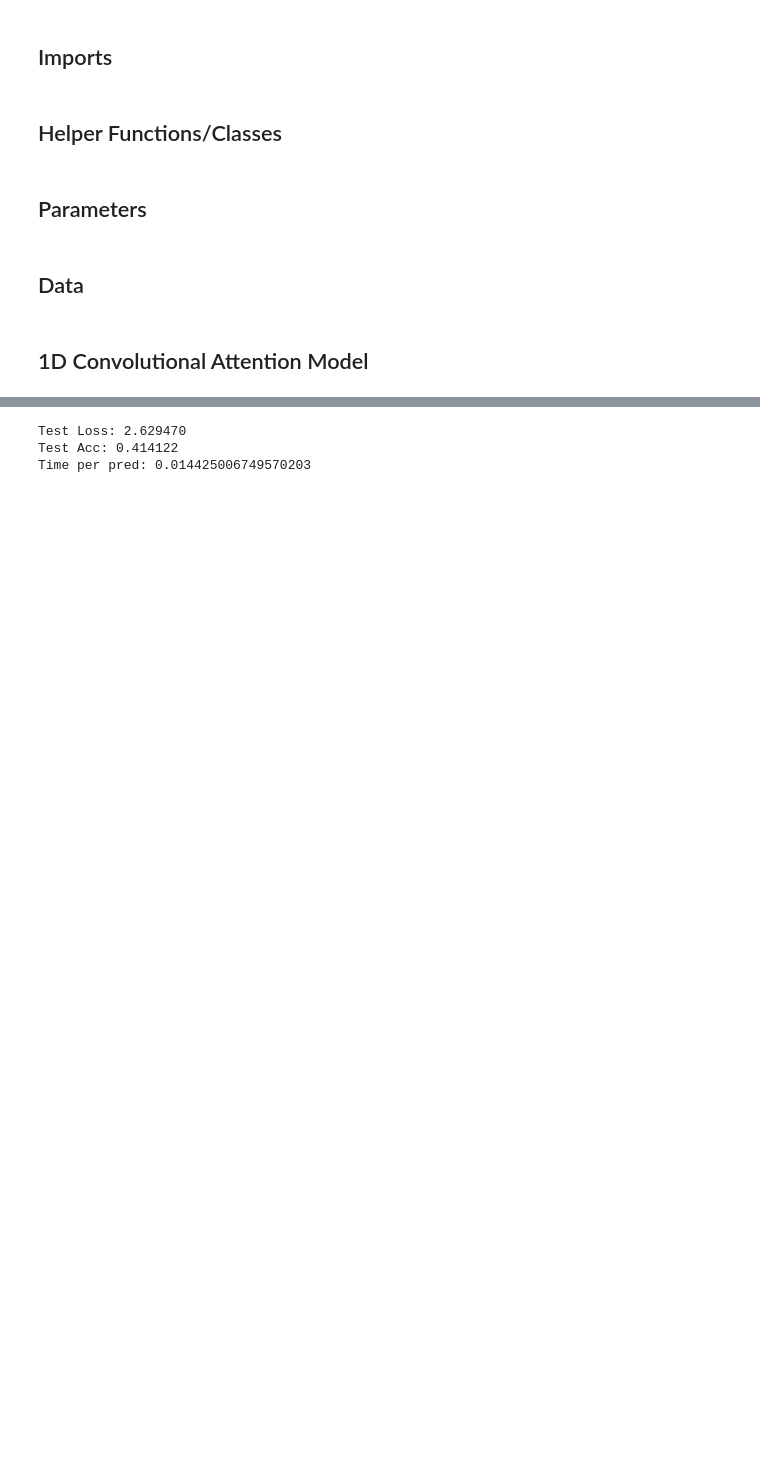
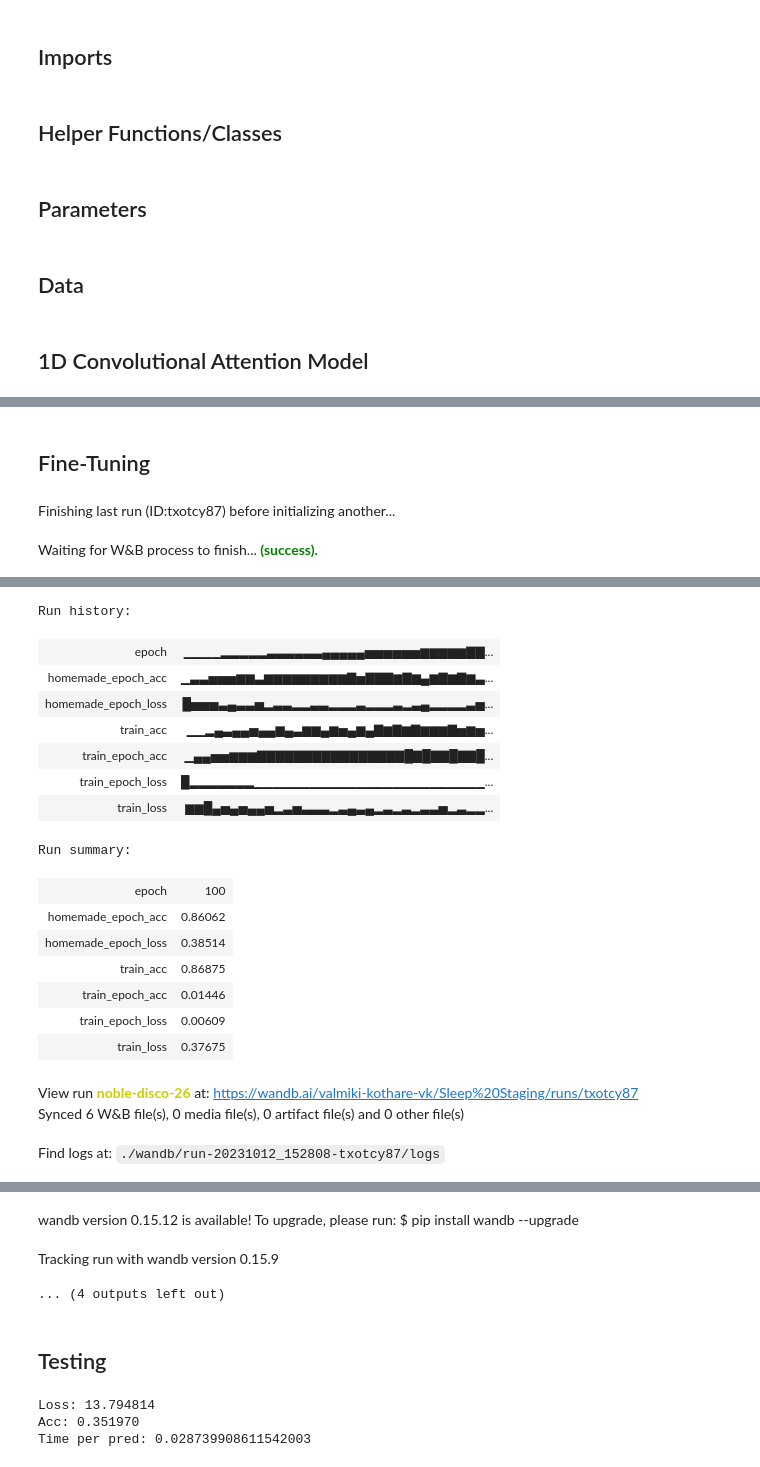
Before and after one commit to valmikikothare/sleep_stage, a Jupyter notebook: sleep_stage.ipynb, the cells around one changed output, grey strips where cells are left out. Drawn from its saved outputs; the diff is of its cells as text; code cells hidden in the pictures; blank space fills up the shorter version.

```diff
--- a/sleep_stage.ipynb
+++ b/sleep_stage.ipynb
@@ -977,0 +860,2 @@ for epoch in range(params.num_epochs):
+# %% [markdown]
+## Fine-Tuning
@@ -977,0 +870,9 @@ for epoch in range(params.num_epochs):
+# %%
+if params.log_wandb:
+    wandb.init(
+        project="Sleep Staging",
+        config=params,
+    )
+# %% [output]
+Finishing last run (ID:txotcy87) before initializing another...
+Waiting for W&B process to finish... (success).
@@ -977,0 +880,19 @@ for epoch in range(params.num_epochs):
+Run history:
+| epoch | ▁▁▁▁▂▂▂▂▂▃▃▃▃▃▃▄▄▄▄▄▅▅▅▅▅▅▆▆▆▆▆▇▇... |
+| homemade_epoch_acc | ▁▃▃▅▅▅▆▆▃▆▆▆▆▆▆▆▆▆▇▅▇▇▇▆▇▆▄▆▇▆▇▆▃... |
+| homemade_epoch_loss | █▅▅▅▃▄▃▃▅▂▃▃▂▂▃▃▂▂▂▃▂▂▂▃▂▃▄▂▂▂▂▃▅... |
+| train_acc | ▁▁▂▄▃▄▄▅▄▄▆▄▃▆▆▄▆▅▄▆▄▇▆▇▆▇▆▆▆▇▅▆▅... |
+| train_epoch_acc | ▁▄▄▅▅▆▆▆▇▇▇▇▇▇▇▇▇▇▇▇▇▇▇▇█▇█▇▇█▇▇█... |
+| train_epoch_loss | █▂▂▂▂▂▂▂▁▁▁▁▁▁▁▁▁▁▁▁▁▁▁▁▁▁▁▁▁▁▁▁▁... |
+| train_loss | ▆▆█▄▅▄▅▄▄▅▂▃▅▃▃▃▂▃▄▃▄▂▃▂▃▂▃▃▅▂▃▂▂... |
+Run summary:
+| epoch | 100 |
+| homemade_epoch_acc | 0.86062 |
+| homemade_epoch_loss | 0.38514 |
+| train_acc | 0.86875 |
+| train_epoch_acc | 0.01446 |
+| train_epoch_loss | 0.00609 |
+| train_loss | 0.37675 |
+View run noble-disco-26 at: https://wandb.ai/valmiki-kothare-vk/Sleep%20Staging/runs/txotcy87
+Synced 6 W&B file(s), 0 media file(s), 0 artifact file(s) and 0 other file(s)
+Find logs at: ./wandb/run-20231012_152808-txotcy87/logs
@@ -977,0 +900,3 @@ for epoch in range(params.num_epochs):
+wandb version 0.15.12 is available! To upgrade, please run: $ pip install wandb --upgrade
+Tracking run with wandb version 0.15.9
+... (4 outputs left out)
@@ -978 +990,3 @@ for epoch in range(params.num_epochs):
+# %% [markdown]
+## Testing
 # %%
@@ -980,32 +994,46 @@ model = torch.load('models/model.pt')
 # %%
 # Homemade Test Phase
 model.eval()
+loader = homemade_test_loader
 total_loss = 0
 total_acc = 0
+ys = []
+preds = []
 with torch.no_grad():
     t0 = time()
-    for i, (x, y) in enumerate(tqdm(homemade_loader, desc="Homemade Testing")):
+    for i, (x, y) in enumerate(tqdm(loader, desc="Testing")):
+        # Save ground truth for plotting
+        ys.append(y)
+
         # Send to GPU (if available)
         x = x.to(device)
         y = y.to(device)
 
         # Forward pass
         pred = model(x)
+
         loss = params.criterion(pred, y)
         total_loss += loss.item()
 
         # Calculate Accuracy
-        acc = (pred.argmax(-1) == y).float().mean()
+        pred = pred.argmax(-1)
+        acc = (pred == y).float().mean()
         total_acc += acc
+
+        # Save prediction for plotting
+        preds.append(pred.cpu())
     # wandb.log(dict(
     #     homemade_loss = total_loss/len(homemade_loader),
     #     homemade_acc = total_acc/len(homemade_loader))
     # )
     t1 = time()
-print(f"Test Loss: {total_loss/len(homemade_loader):4f}\n"
-      f"Test Acc: {total_acc/len(homemade_loader):4f}\n"
-      f"Time per pred: {(t1-t0)/len(homemade_loader)}")
+    preds = torch.cat(preds)
+    ys = torch.cat(ys)
+
+print(f"Loss: {total_loss/len(loader):4f}\n"
+      f"Acc: {total_acc/len(loader):4f}\n"
+      f"Time per pred: {(t1-t0)/len(loader)}")
 # %% [output]
-Test Loss: 2.629470
-Test Acc: 0.414122
-Time per pred: 0.014425006749570203
+Loss: 13.794814
+Acc: 0.351970
+Time per pred: 0.028739908611542003
```
Also changed, not shown: parts of 23 cells of this notebook.
